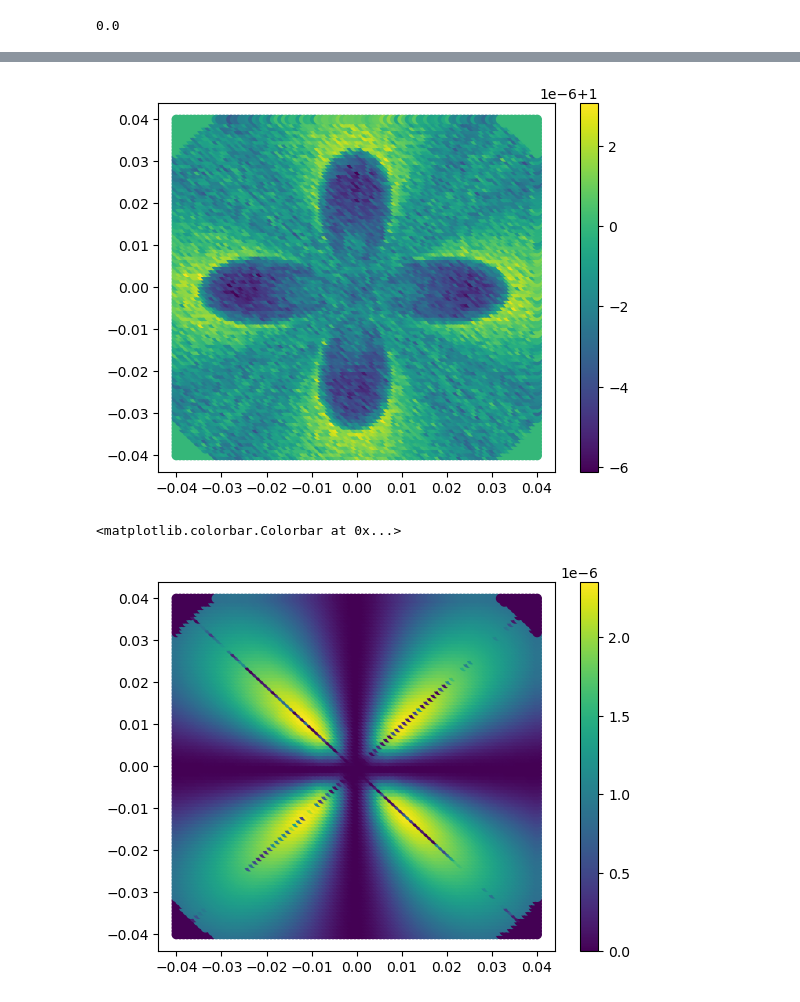
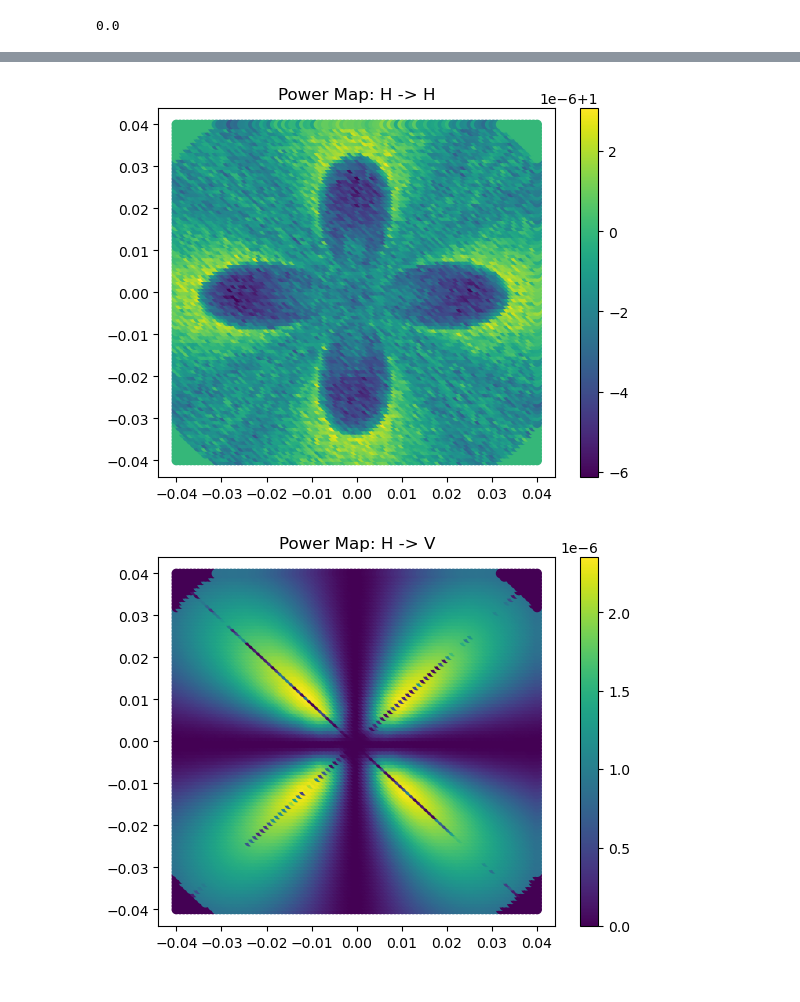
Before and after one commit to alexadam418/Birefringence, a Jupyter notebook: Heat_Birefringence.ipynb, the cells around one changed output, grey strips where cells are left out. Saved outputs shown, nothing was run; the diff lists cells and outputs as text; code cells hidden in the pictures.

```diff
--- a/Heat_Birefringence.ipynb
+++ b/Heat_Birefringence.ipynb
@@ -455,7 +449,7 @@ def fast_axis(rot_z, rot_x, rot_y, PR, YM, s1, s2, s3, s4, s5, s6, p11, p12, p44
     rotated = np.dot(rot, np.dot(b, np.linalg.inv(rot)))
     small_b = rotated[1:, 1:]
     w, v = np.linalg.eig(small_b)
-    cos_a = np.arctan(v[0,1]/v[0,0])
+    cos_a = np.arctan2(v[0,1],v[0,0])
     return cos_a
 
 def slow_axis(rot_z, rot_x, rot_y, PR, YM, s1, s2, s3, s4, s5, s6, p11, p12, p44, nx, ny, nz):
@@ -598,7 +592,8 @@ x_line = np.linspace(0.01, 0.03 - tol, n)
 y_points = np.linspace(-0.04, 0.04, n)
 z_points = np.linspace(-0.04, 0.04, n)
 matrices = np.zeros((n, n, 2, 2), dtype=np.complex64)
-dn_mat = np.zeros((n, n, 1))
+dn_mat = np.zeros((n, n, 2))
+
 #yv, zv = np.meshgrid(y_points, z_points)
 # %%
 for k in range(n):
@@ -636,7 +631,7 @@ for k in range(n):
         for i in range(strain_values.shape[0]):
             line_mat = np.dot(line_mat,  wave_plate_mat(birefringence_line[(strain_values.shape[0]-1)-i], dist, wavelength, angle_line[(strain_values.shape[0]-1)-i]))
         matrices[k, j] = line_mat
-        dn_mat[k,j] = np.mean(birefringence_line)
+        dn_mat[k,j, 0] = np.mean(birefringence_line)
 # %%
 x_basis = np.array([1.0,0.0], dtype=np.float64)
 y_basis = np.array([0.0,1.0], dtype=np.float64)
@@ -723,18 +704,22 @@ plt.colorbar()
 # %%
 plt.figure(5)
 plt.scatter(yv, zv, c=x_pol_power_x)
+plt.title("Power Map: H -> H")
 plt.colorbar()
 plt.savefig("x_to_x_power_map.png")
+np.savetxt( "power_map_x_x.txt", x_pol_power_x)
 # %% [output]
-[figure, old version]
+[figure, new version]
 # %%
 plt.figure(7)
 plt.scatter(yv, zv, c=x_pol_power_y)
+plt.title("Power Map: H -> V")
 plt.savefig("x_to_y_power_map.png")
+
 plt.colorbar()
+np.savetxt( "power_map_x_y.txt", x_pol_power_y)
 # %% [output]
-<matplotlib.colorbar.Colorbar at 0x...>
-[figure, old version]
+[figure, new version]
 # %%
 plt.figure(7)
 plt.scatter(yv, zv, c=y_pol_power_x)
```
Also changed, not shown: parts of 18 cells of this notebook.
